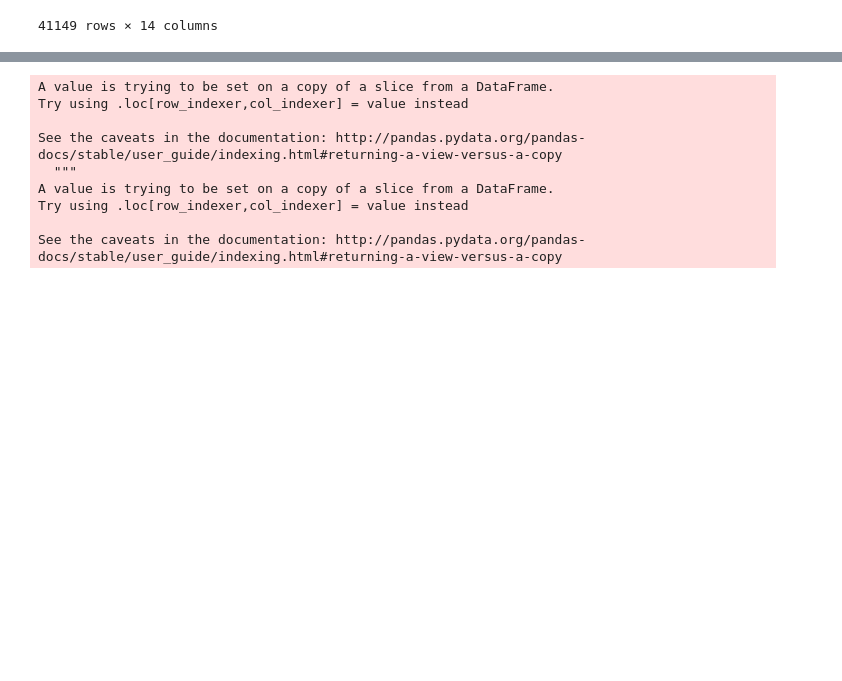
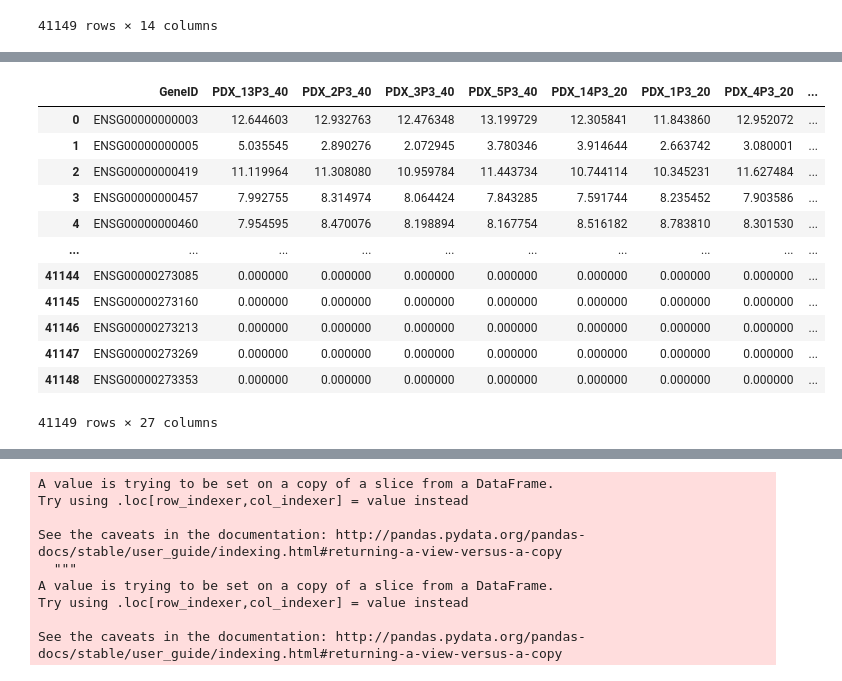
Before and after one commit to powerhorse1986/statsPlotGenerator, a Jupyter notebook: TestGPUPoweredUMAP.ipynb, the cells around one changed output, grey strips where cells are left out. Cells and saved outputs as stored; diff of their text form; code cells hidden in the pictures; blank space fills up the shorter version.

```diff
--- a/TestGPUPoweredUMAP.ipynb
+++ b/TestGPUPoweredUMAP.ipynb
@@ -700,0 +759,16 @@ totalReal
+# %%
+total
+# %% [output]
+|  | GeneID | PDX_13P3_40 | PDX_2P3_40 | PDX_3P3_40 | PDX_5P3_40 | PDX_14P3_20 | PDX_1P3_20 | PDX_4P3_20 | ... |
+| 0 | ENSG00000000003 | 12.644603 | 12.932763 | 12.476348 | 13.199729 | 12.305841 | 11.843860 | 12.952072 | ... |
+| 1 | ENSG00000000005 | 5.035545 | 2.890276 | 2.072945 | 3.780346 | 3.914644 | 2.663742 | 3.080001 | ... |
+| 2 | ENSG00000000419 | 11.119964 | 11.308080 | 10.959784 | 11.443734 | 10.744114 | 10.345231 | 11.627484 | ... |
+| 3 | ENSG00000000457 | 7.992755 | 8.314974 | 8.064424 | 7.843285 | 7.591744 | 8.235452 | 7.903586 | ... |
+| 4 | ENSG00000000460 | 7.954595 | 8.470076 | 8.198894 | 8.167754 | 8.516182 | 8.783810 | 8.301530 | ... |
+| ... | ... | ... | ... | ... | ... | ... | ... | ... | ... |
+| 41144 | ENSG00000273085 | 0.000000 | 0.000000 | 0.000000 | 0.000000 | 0.000000 | 0.000000 | 0.000000 | ... |
+| 41145 | ENSG00000273160 | 0.000000 | 0.000000 | 0.000000 | 0.000000 | 0.000000 | 0.000000 | 0.000000 | ... |
+| 41146 | ENSG00000273213 | 0.000000 | 0.000000 | 0.000000 | 0.000000 | 0.000000 | 0.000000 | 0.000000 | ... |
+| 41147 | ENSG00000273269 | 0.000000 | 0.000000 | 0.000000 | 0.000000 | 0.000000 | 0.000000 | 0.000000 | ... |
+| 41148 | ENSG00000273353 | 0.000000 | 0.000000 | 0.000000 | 0.000000 | 0.000000 | 0.000000 | 0.000000 | ... |
+41149 rows × 27 columns
```
Also changed, not shown: parts of 18 cells of this notebook.
